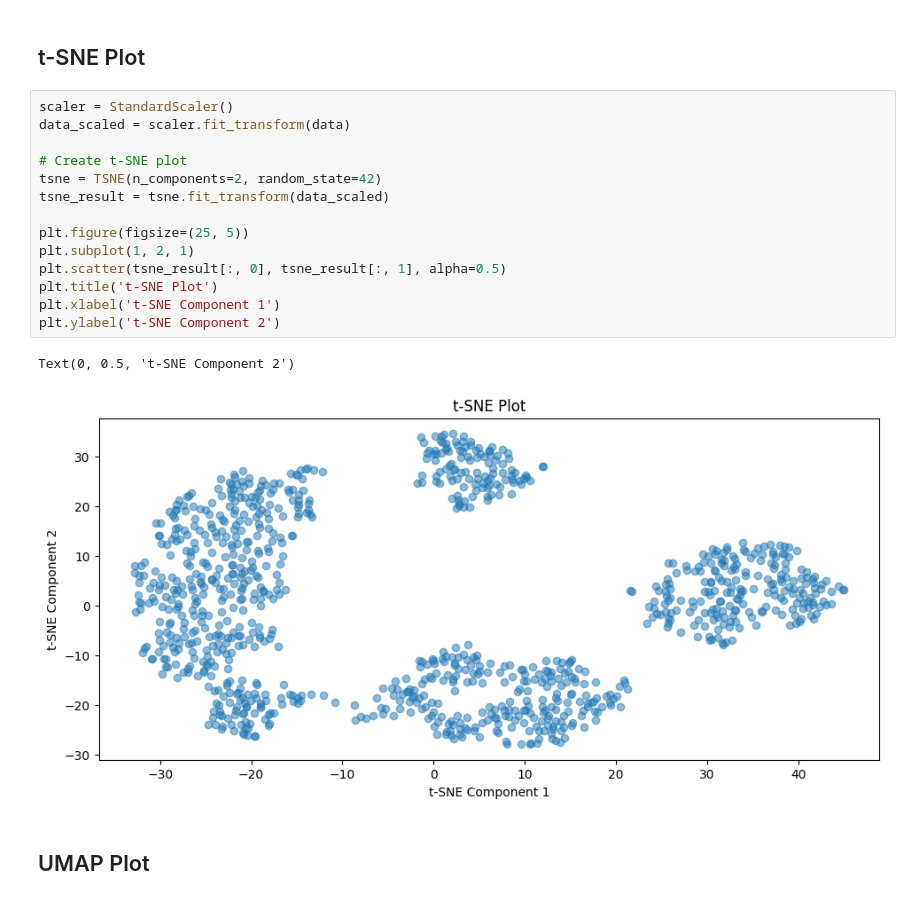
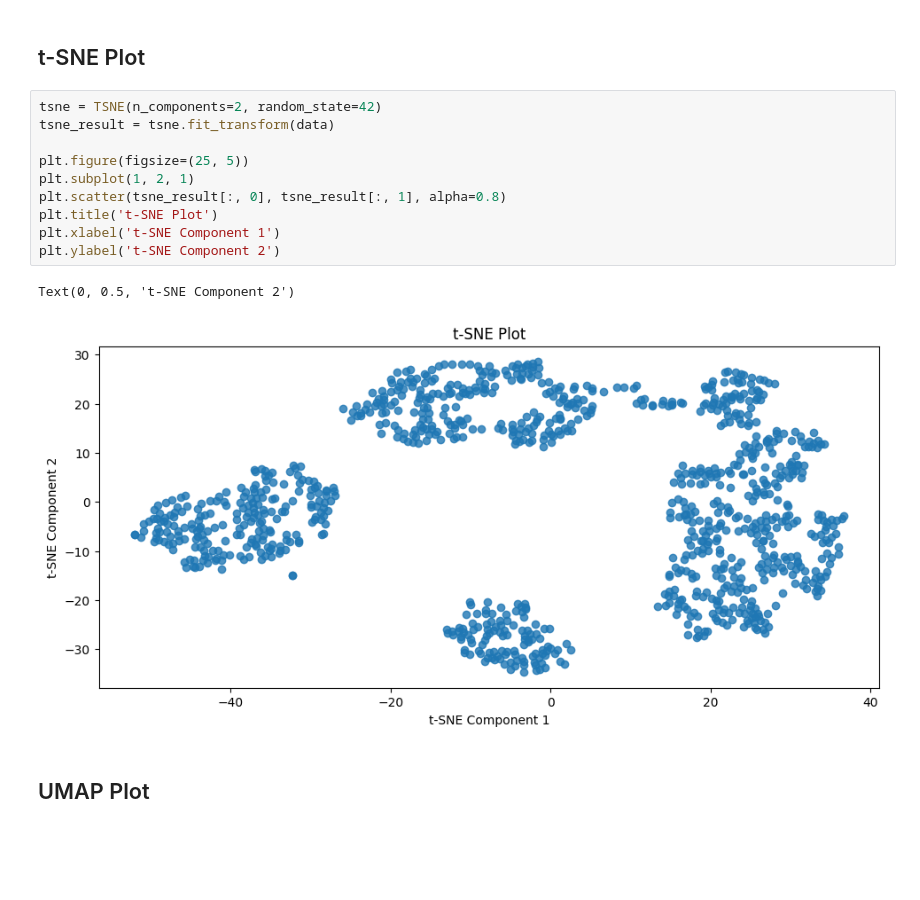
Before and after one commit to shahriar-raj/CSE_472-Machine-Learning-Sessional, a Jupyter notebook: Offline4/1905105.ipynb, the cells around one changed output. Cells and saved outputs as stored; diff of their text form; blank space fills up the shorter version.

```diff
--- a/Offline4/1905105.ipynb
+++ b/Offline4/1905105.ipynb
@@ -43,22 +42,18 @@ Data shape: (1000, 500)
 # %% [markdown]
 ## t-SNE Plot
 # %%
-scaler = StandardScaler()
-data_scaled = scaler.fit_transform(data)
-
-# Create t-SNE plot
 tsne = TSNE(n_components=2, random_state=42)
-tsne_result = tsne.fit_transform(data_scaled)
+tsne_result = tsne.fit_transform(data)
 
 plt.figure(figsize=(25, 5))
 plt.subplot(1, 2, 1)
-plt.scatter(tsne_result[:, 0], tsne_result[:, 1], alpha=0.5)
+plt.scatter(tsne_result[:, 0], tsne_result[:, 1], alpha=0.8)
 plt.title('t-SNE Plot')
 plt.xlabel('t-SNE Component 1')
 plt.ylabel('t-SNE Component 2')
 # %% [output]
 Text(0, 0.5, 't-SNE Component 2')
-[figure, old version]
+[figure, new version]
 # %% [markdown]
 ## UMAP Plot
 # %%
```
Also changed, not shown: parts of 2 cells of this notebook, 8 other files.
